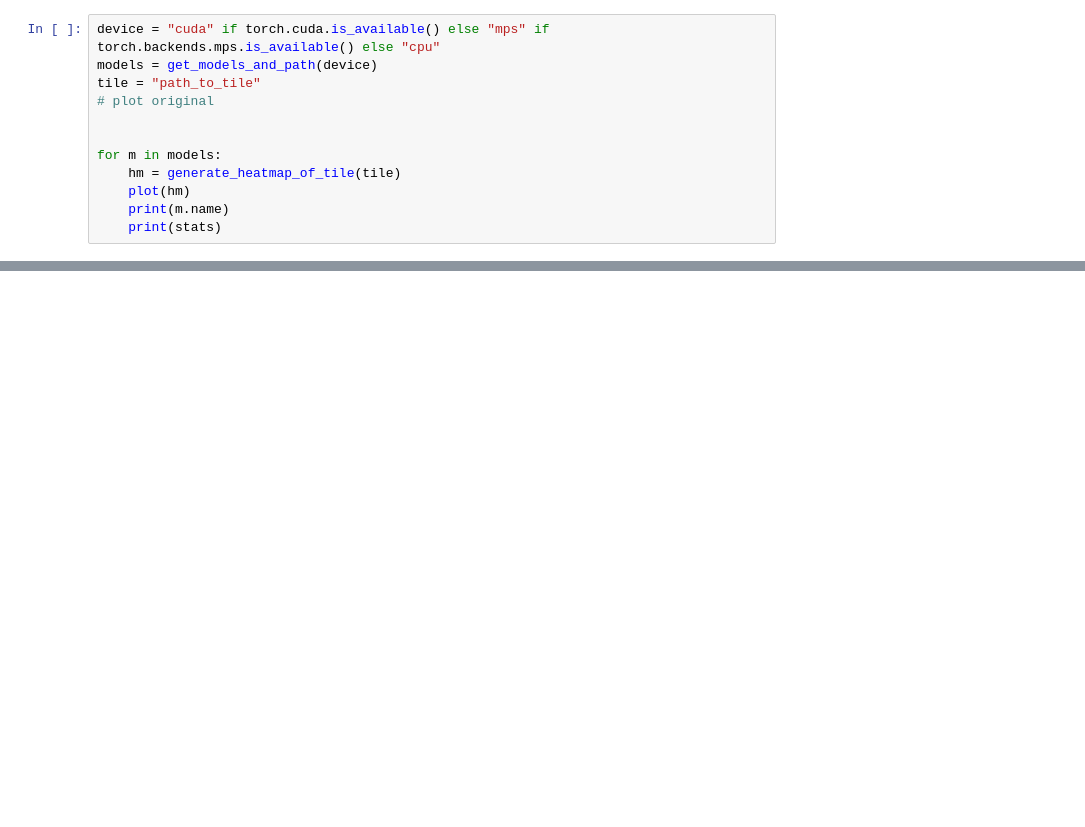
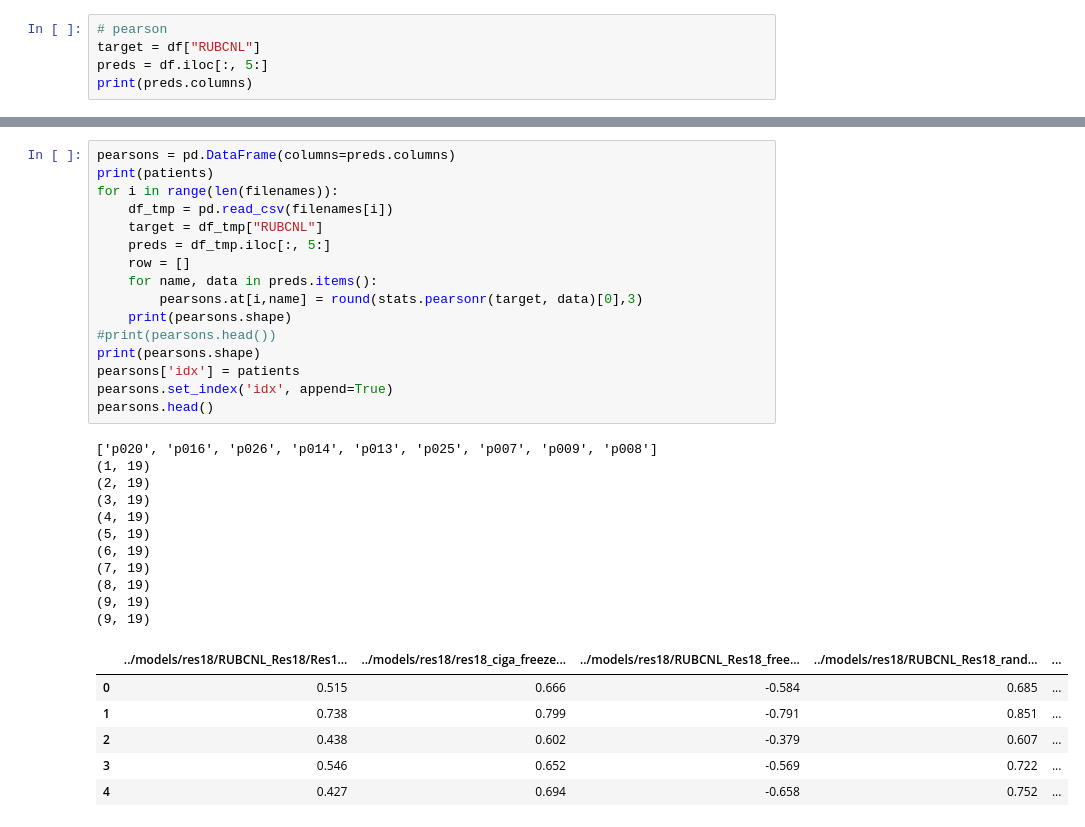
Before and after one commit to jthielmann/xai_cc, a Jupyter notebook: script/compare_explanations_of_models.ipynb, the cells around one changed output, grey strips where cells are left out. Cells and saved outputs as stored; diff of their text form; blank space fills up the shorter version.

```diff
--- a/script/compare_explanations_of_models.ipynb
+++ b/script/compare_explanations_of_models.ipynb
@@ -119,12 +162,5 @@ plot_model_comparison(grads_res, grads_vgg, row.path)
 # %%
-device = "cuda" if torch.cuda.is_available() else "mps" if torch.backends.mps.is_available() else "cpu"
-models = get_models_and_path(device)
-tile = "path_to_tile"
-# plot original
-
-
-for m in models:
-    hm = generate_heatmap_of_tile(tile)
-    plot(hm)
-    print(m.name)
-    print(stats)
+# pearson
+target = df["RUBCNL"]
+preds = df.iloc[:, 5:]
+print(preds.columns)
@@ -130,0 +188,34 @@ for m in models:
+# %%
+pearsons = pd.DataFrame(columns=preds.columns)
+print(patients)
+for i in range(len(filenames)):
+    df_tmp = pd.read_csv(filenames[i])
+    target = df_tmp["RUBCNL"]
+    preds = df_tmp.iloc[:, 5:]
+    row = []
+    for name, data in preds.items():
+        pearsons.at[i,name] = round(stats.pearsonr(target, data)[0],3)
+    print(pearsons.shape)
+#print(pearsons.head())
+print(pearsons.shape)
+pearsons['idx'] = patients
+pearsons.set_index('idx', append=True)
+pearsons.head()
+# %% [output]
+['p020', 'p016', 'p026', 'p014', 'p013', 'p025', 'p007', 'p009', 'p008']
+(1, 19)
+(2, 19)
+(3, 19)
+(4, 19)
+(5, 19)
+(6, 19)
+(7, 19)
+(8, 19)
+(9, 19)
+(9, 19)
+|  | ../models/res18/RUBCNL_Res18/Res1... | ../models/res18/res18_ciga_freeze... | ../models/res18/RUBCNL_Res18_free... | ../models/res18/RUBCNL_Res18_rand... | ... |
+| 0 | 0.515 | 0.666 | -0.584 | 0.685 | ... |
+| 1 | 0.738 | 0.799 | -0.791 | 0.851 | ... |
+| 2 | 0.438 | 0.602 | -0.379 | 0.607 | ... |
+| 3 | 0.546 | 0.652 | -0.569 | 0.722 | ... |
+| 4 | 0.427 | 0.694 | -0.658 | 0.752 | ... |
```
Also changed, not shown: parts of 10 cells of this notebook, 17 other files.
